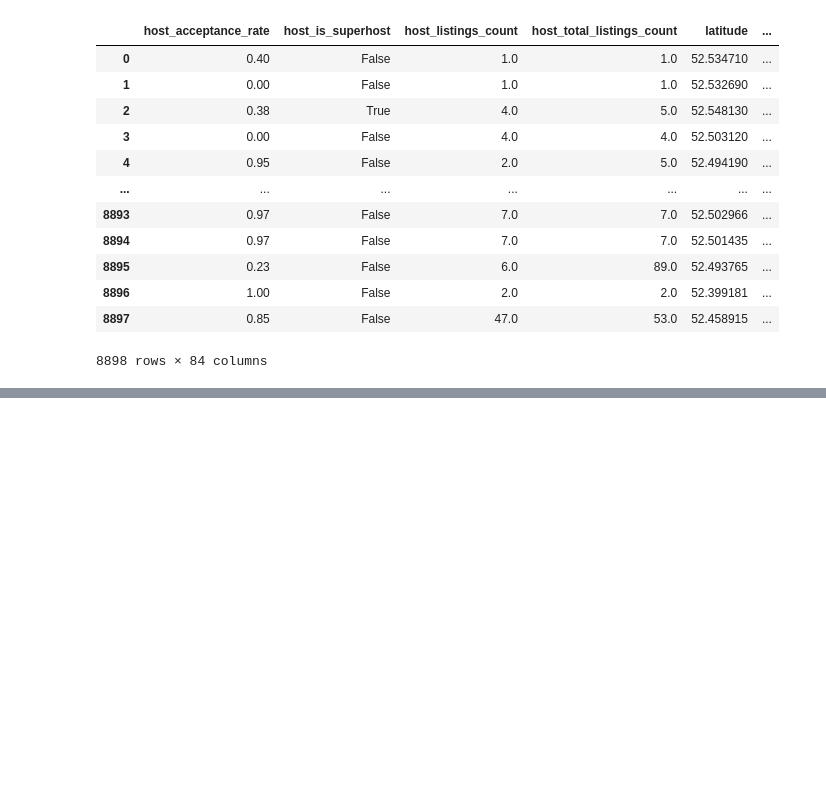
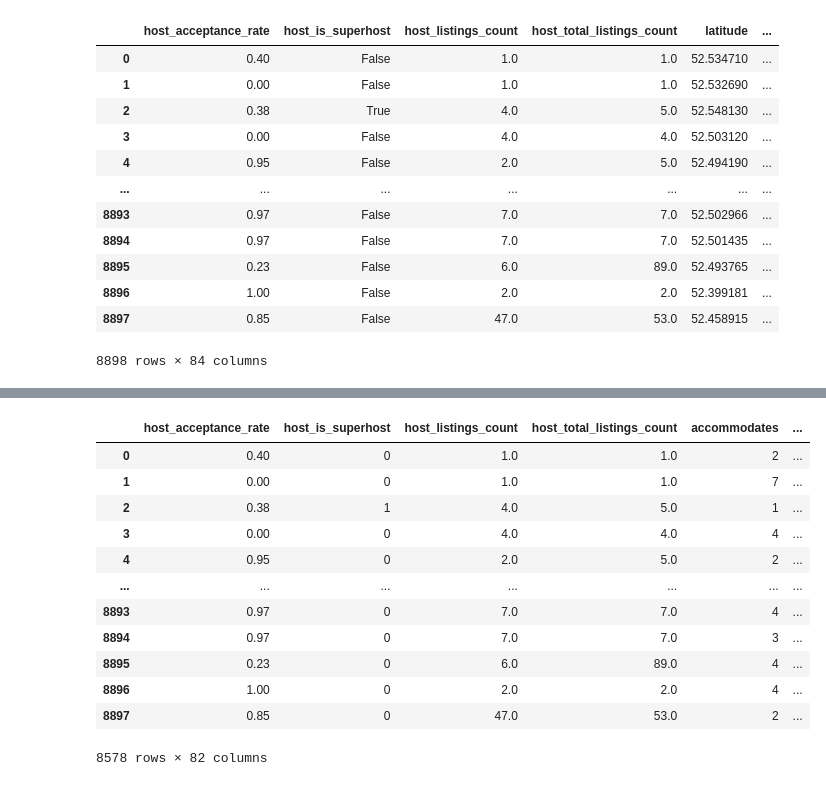
Before and after one commit to dimitrisavellas/airbnb-price-prediction, a Jupyter notebook: notebooks/MLP.ipynb, the cells around one changed output, grey strips where cells are left out. Drawn from its saved outputs; the diff is of its cells as text; code cells hidden in the pictures; blank space fills up the shorter version.

```diff
--- a/notebooks/MLP.ipynb
+++ b/notebooks/MLP.ipynb
@@ -61,3 +66,19 @@ listings = listings1[numeric_cols].copy()
+# %%
+listings
+# %% [output]
+|  | host_acceptance_rate | host_is_superhost | host_listings_count | host_total_listings_count | accommodates | ... |
+| 0 | 0.40 | 0 | 1.0 | 1.0 | 2 | ... |
+| 1 | 0.00 | 0 | 1.0 | 1.0 | 7 | ... |
+| 2 | 0.38 | 1 | 4.0 | 5.0 | 1 | ... |
+| 3 | 0.00 | 0 | 4.0 | 4.0 | 4 | ... |
+| 4 | 0.95 | 0 | 2.0 | 5.0 | 2 | ... |
+| ... | ... | ... | ... | ... | ... | ... |
+| 8893 | 0.97 | 0 | 7.0 | 7.0 | 4 | ... |
+| 8894 | 0.97 | 0 | 7.0 | 7.0 | 3 | ... |
+| 8895 | 0.23 | 0 | 6.0 | 89.0 | 4 | ... |
+| 8896 | 1.00 | 0 | 2.0 | 2.0 | 4 | ... |
+| 8897 | 0.85 | 0 | 47.0 | 53.0 | 2 | ... |
+8578 rows × 82 columns
 # %%
 target_clm="price"
 test_size = 0.2
```
Also changed, not shown: parts of 6 cells of this notebook, 2 other files.
